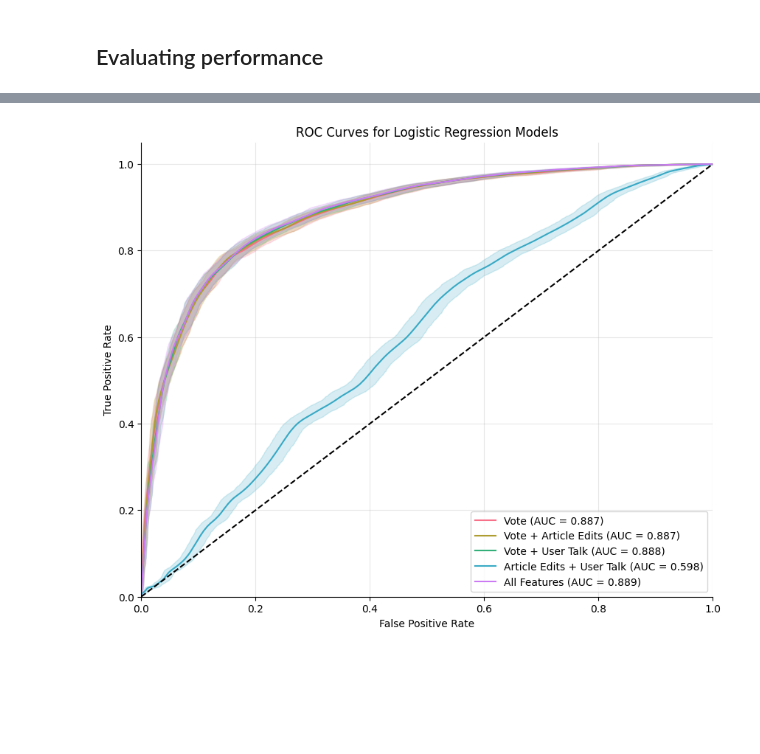
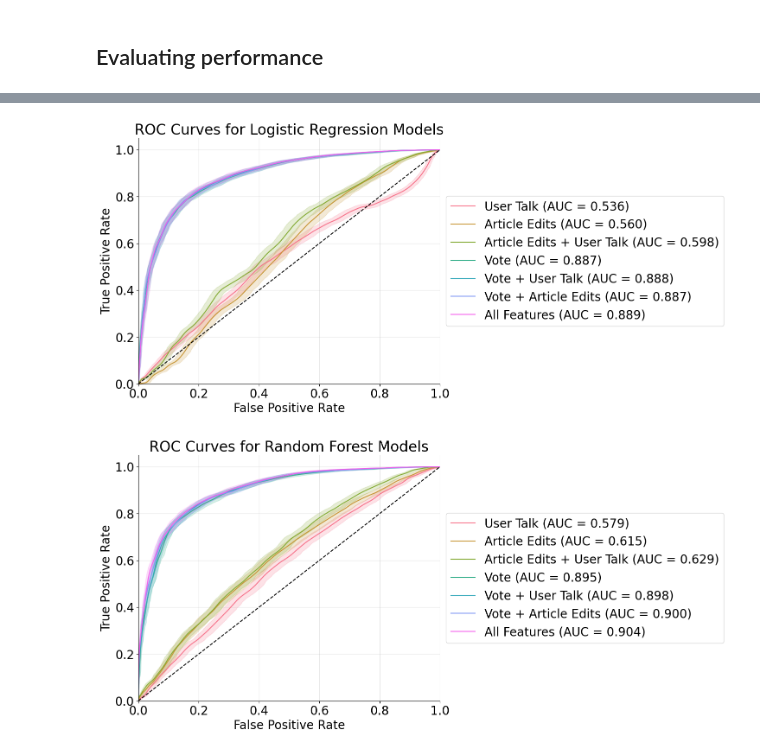
Before and after one commit to odinsseo/id2211-rfa-vote-link-prediction, a Jupyter notebook: modeling/modeling.ipynb, the cells around one changed output, grey strips where cells are left out. Cells and saved outputs as stored; diff of their text form; code cells hidden in the pictures; blank space fills up the shorter version.

Commit message:
Export modeling results

```diff
--- a/modeling/modeling.ipynb
+++ b/modeling/modeling.ipynb
@@ -1127,29 +1977,36 @@ test_datasets = {
 model_names = {
     "logistic_regression": "Logistic Regression",
     "random_forest": "Random Forest",
-    "xgboost": "XGBoost",}
+    "xgboost": "XGBoost",
+}
 
 name_mapping = {
+    "user_talk": "User Talk",
+    "article_edit": "Article Edits",
+    "article_user_model": "Article Edits + User Talk",
     "baseline_model": "Vote",
+    "vote_user_model": "Vote + User Talk",
     "vote_article_model": "Vote + Article Edits",
-    "vote_user_model": "Vote + User Talk",
-    "article_user_model": "Article Edits + User Talk",
-    "final_model": "All Features"
+    "final_model": "All Features",
 }
+
+plt.rcParams.update({'font.size': 20})
 
 def plot_roc_curves(
     models_dict: dict[str, dict[str, Pipeline]],
     datasets_dict: dict[str, pd.DataFrame],
-    model_name: str = "xgboost"
+    model_name: str = "xgboost",
 ):
-    plt.figure(figsize=(10, 8))
+    plt.figure(figsize=(13, 7))
+    ax = plt.subplot(111)
     colors = sns.color_palette("husl", n_colors=len(models_dict[model_name]))
+
 
     for (name, model), color in zip(models_dict[model_name].items(), colors):
         # Get corresponding dataset
         X_test, y_test = get_variables(datasets_dict[name], "label")
 
-        # Get predictions
+        # Get prediction
         y_pred = model.predict_proba(X_test)[:, 1]
 
         # Calculate ROC curve
@@ -1163,6 +2020,7 @@ def plot_roc_curves(
 
         for i in range(n_bootstraps):
             indices = rng.randint(0, len(y_test), len(y_test))
+
             if len(np.unique(y_test.iloc[indices])) < 2:
                 continue
 
@@ -1184,8 +2042,8 @@ def plot_roc_curves(
         if name_mapping is not None:
             name = name_mapping.get(name, name)
 
-        plt.plot(fpr, mean_tprs, color=color, label=f"{name} (AUC = {auc:.3f})")
-        plt.fill_between(fpr, tprs_lower, tprs_upper, color=color, alpha=0.2)
+        ax.plot(fpr, mean_tprs, color=color, label=f"{name} (AUC = {auc:.3f})")
+        ax.fill_between(fpr, tprs_lower, tprs_upper, color=color, alpha=0.2)
 
     plt.plot([0, 1], [0, 1], "k--")
     plt.xlim([0.0, 1.0])
@@ -1193,7 +2051,14 @@ def plot_roc_curves(
     plt.xlabel("False Positive Rate")
     plt.ylabel("True Positive Rate")
     plt.title(f"ROC Curves for {model_names[model_name]} Models")
-    plt.legend(loc="lower right")
+
+    # Position legend to the right of the plot
+    box = ax.get_position()
+    ax.set_position([box.x0, box.y0, box.width * 0.8, box.height * 0.8])
+    ax.legend(loc='center left', bbox_to_anchor=(1, 0.5))
+
     sns.despine()
     plt.grid(True, alpha=0.3)
+    plt.tight_layout()
+    plt.savefig(f"./imgs/{model_name}.pdf", bbox_inches="tight")
     plt.show()
@@ -1210,4 +2065,15 @@ article_user_model
+# %%
+display_modeling = {}
+
+for model_name, models in modeling.items():
+    display_modeling[model_name] = {}
+    for name in name_mapping.keys():
+        display_modeling[model_name][name] = modeling[model_name][name]
 # %%
-plot_roc_curves(modeling, test_datasets, "logistic_regression")
+plot_roc_curves(display_modeling, test_datasets, "logistic_regression")
 # %% [output]
-[figure, old version]
+[figure, new version]
+# %%
+plot_roc_curves(display_modeling, test_datasets, "random_forest")
+# %% [output]
+[figure, added]
```
Also changed, not shown: parts of 60 cells of this notebook, 3 other files.
